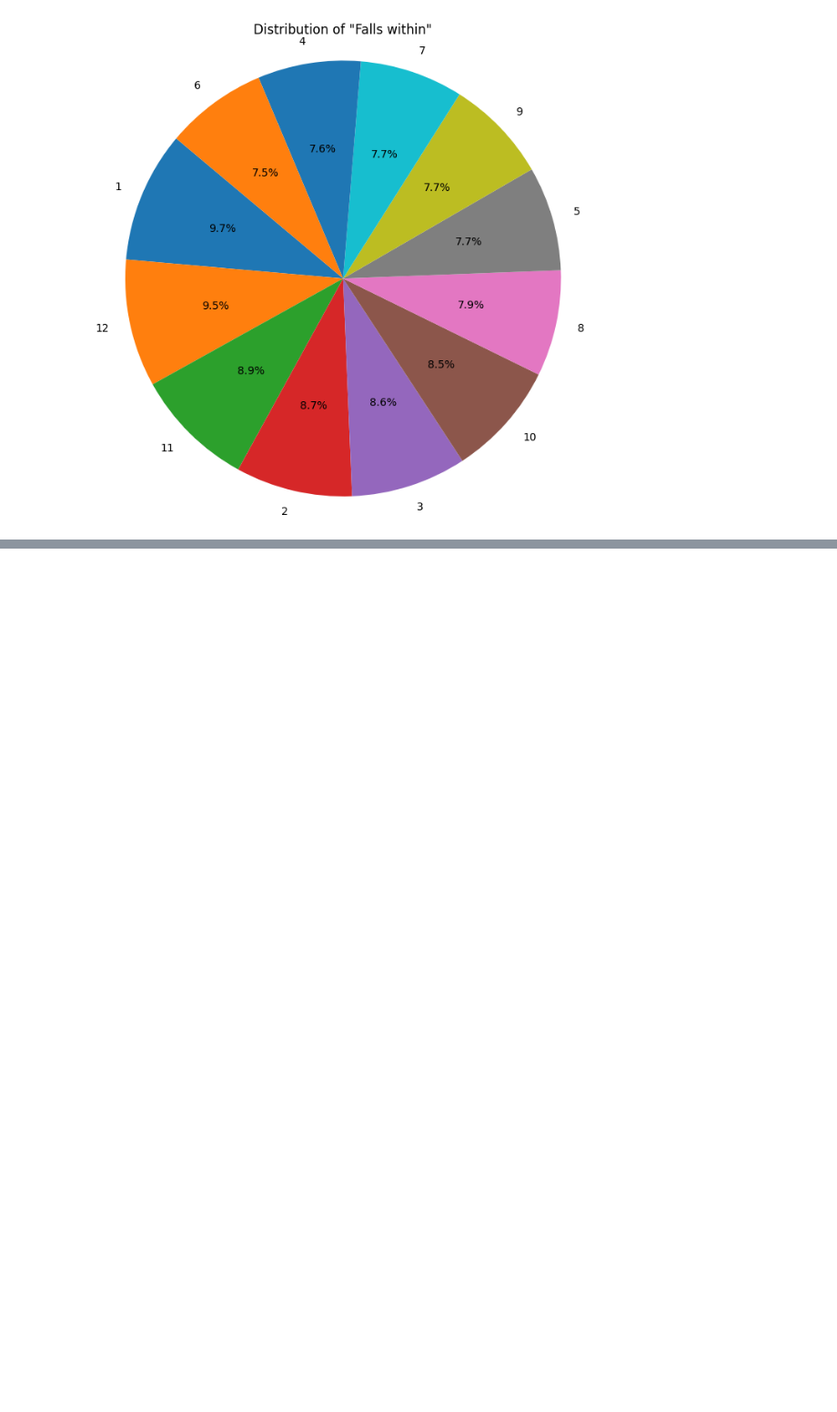
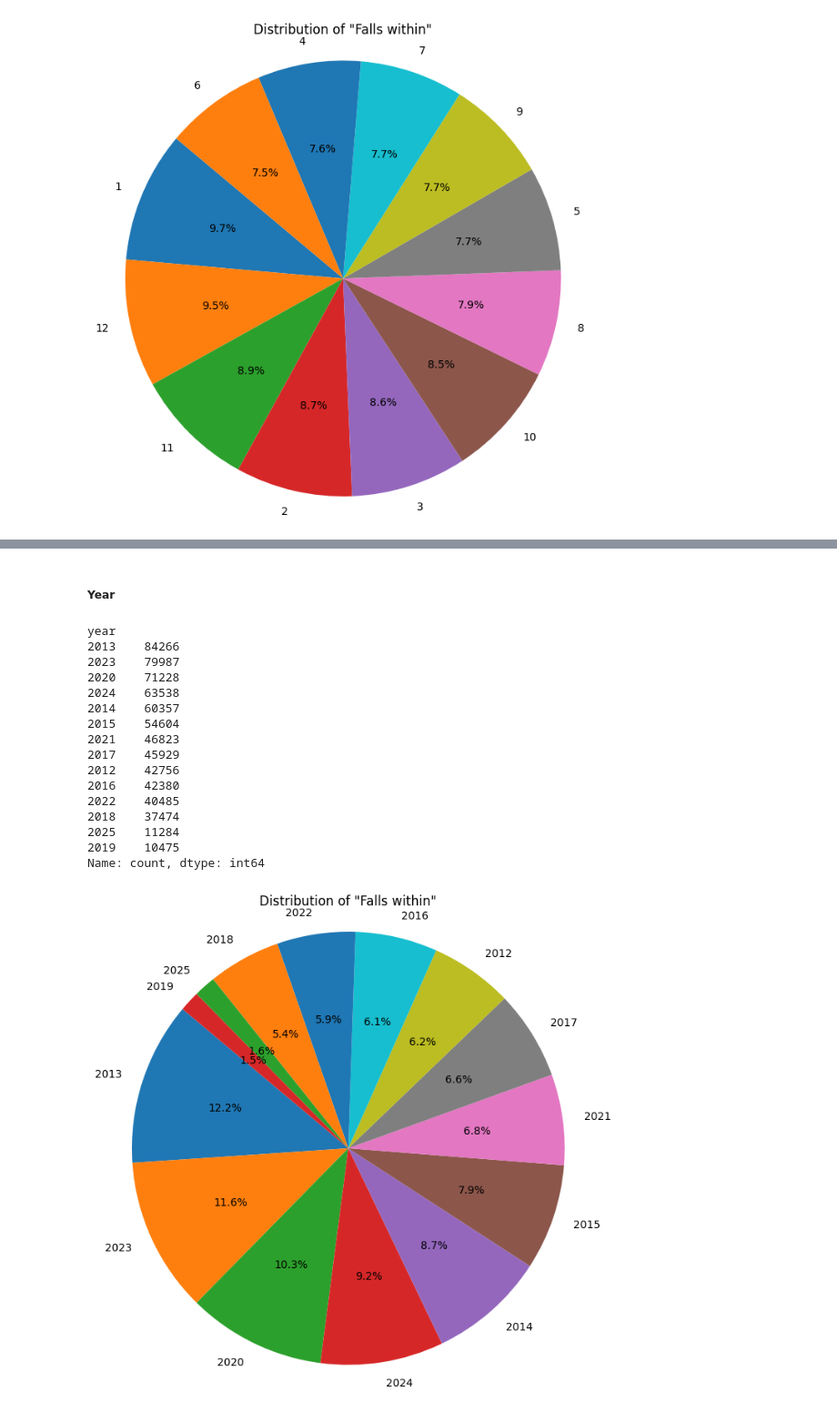
Before and after one commit to skyrimer/ARWCASP, a Jupyter notebook: basic_eda.ipynb, the cells around one changed output, grey strips where cells are left out. Shown at 91% size. Cells and saved outputs as stored; diff of their text form; code cells hidden in the pictures; blank space fills up the shorter version.

```diff
--- a/basic_eda.ipynb
+++ b/basic_eda.ipynb
@@ -294,0 +552,32 @@ Name: count, dtype: int64
+# %% [markdown]
+##### Year
+# %%
+report_counts = outcomes['year'].value_counts()
+report_counts
+
+plt.figure(figsize=(8, 8))  # Optional: adjust figure size
+plt.pie(report_counts, labels=report_counts.index, autopct='%1.1f%%', startangle=140)
+plt.title('Distribution of "Falls within"')
+plt.axis('equal')  # Equal aspect ratio ensures the pie is drawn as a circle
+
+# Show the plot
+print(report_counts)
+plt.show()
+# %% [output]
+year
+2013    84266
+2023    79987
+2020    71228
+2024    63538
+2014    60357
+2015    54604
+2021    46823
+2017    45929
+2012    42756
+2016    42380
+2022    40485
+2018    37474
+2025    11284
+2019    10475
+Name: count, dtype: int64
+[figure, added]
```
Also changed, not shown: parts of 35 cells of this notebook.
